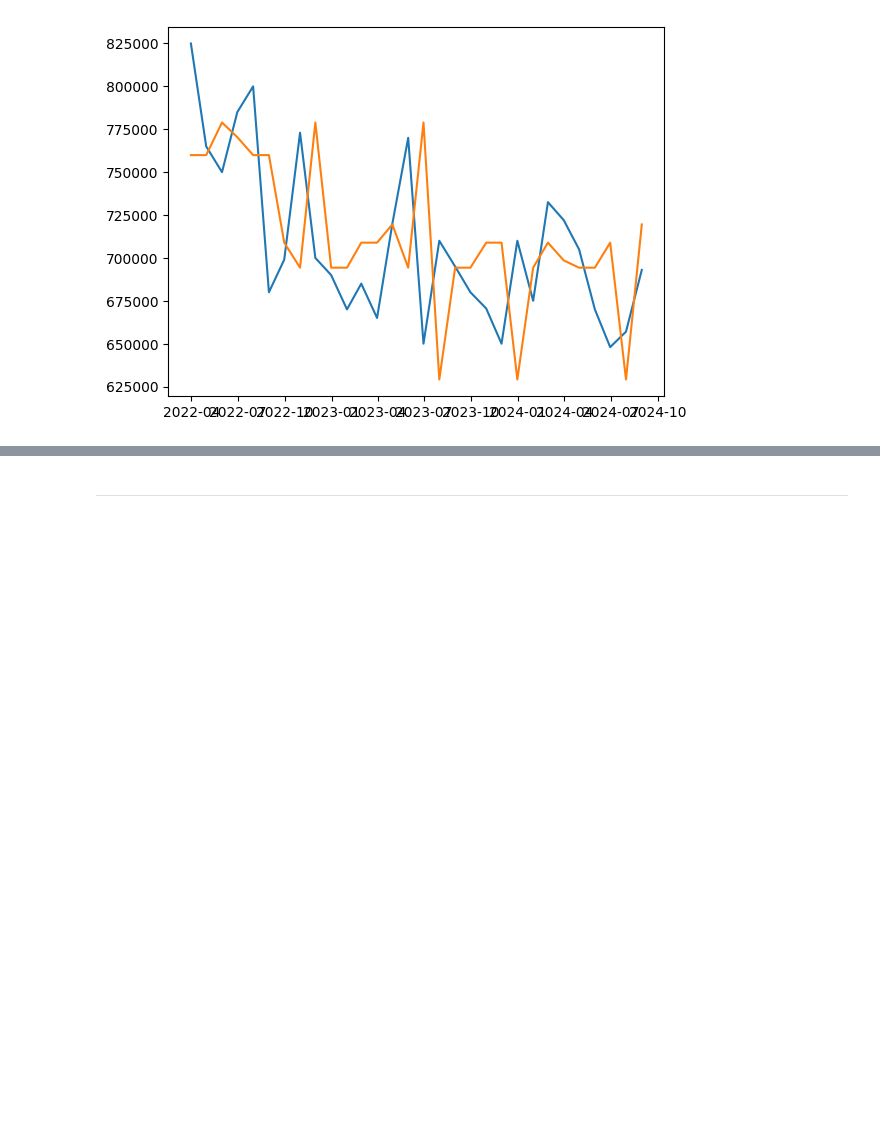
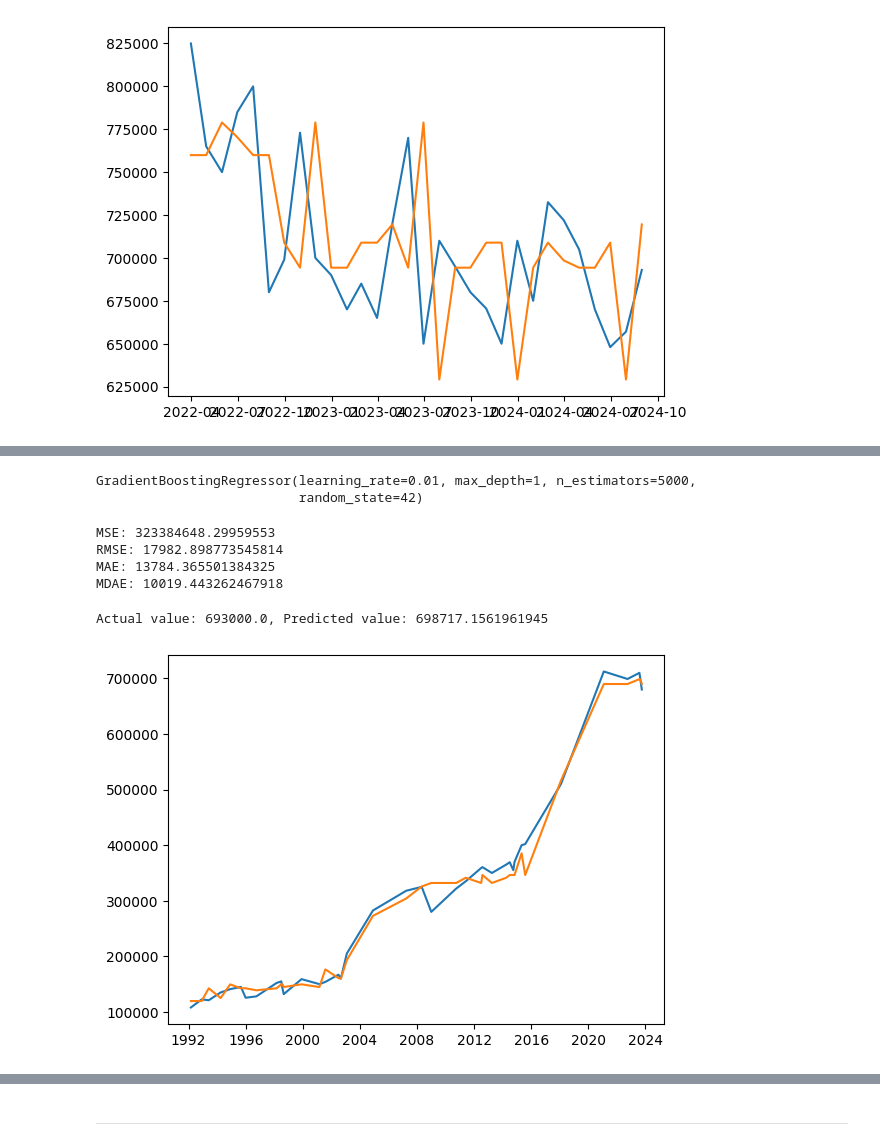
Before and after one commit to Sheepsta300/Machine-Learning-Project, a Jupyter notebook: Housing_Price_Predictor.ipynb, the cells around one changed output, grey strips where cells are left out. Drawn from its saved outputs; the diff is of its cells as text; code cells hidden in the pictures; blank space fills up the shorter version.

Commit message:
Explore only lagged values as a feature again

```diff
--- a/Housing_Price_Predictor.ipynb
+++ b/Housing_Price_Predictor.ipynb
@@ -606,0 +652,33 @@ plt.plot(test.index, test_pred)
+# %%
+param_dist = {
+    'n_estimators': 5000,
+    'learning_rate': 0.01,
+    'max_depth': 1,
+    'loss':'squared_error',
+    'random_state':42,
+}
+# %%
+gbt = GradientBoostingRegressor(**param_dist)
+# %%
+gbt.fit(train[['lagged']], train[['Nelson']])
+# %% [output]
+GradientBoostingRegressor(learning_rate=0.01, max_depth=1, n_estimators=5000,
+                          random_state=42)
+# %%
+test_pred = gbt.predict(test[['lagged']].sort_values(by='date'))
+# %%
+print_metrics(test, test_pred)
+# %% [output]
+MSE: 323384648.29959553
+RMSE: 17982.898773545814
+MAE: 13784.365501384325
+MDAE: 10019.443262467918
+# %%
+pred_last = gbt.predict(nelson[-1:][['lagged']])
+print(f'Actual value: {nelson[-1:].Nelson.values[0]}, Predicted value: {pred_last[0]}')
+# %% [output]
+Actual value: 693000.0, Predicted value: 698717.1561961945
+# %%
+plot_pred_vs_actual(test, test_pred)
+# %% [output]
+[figure, added]
```
Also changed, not shown: parts of 8 cells of this notebook.
